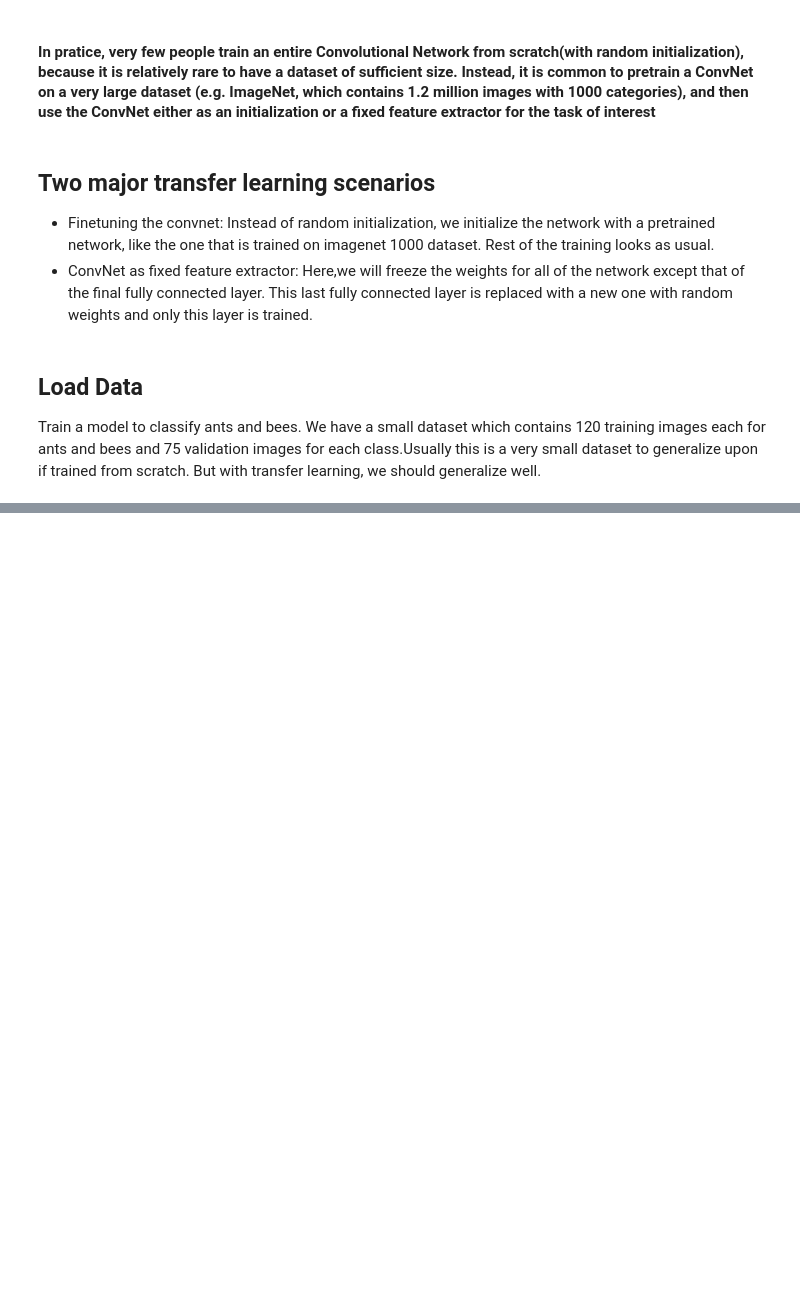
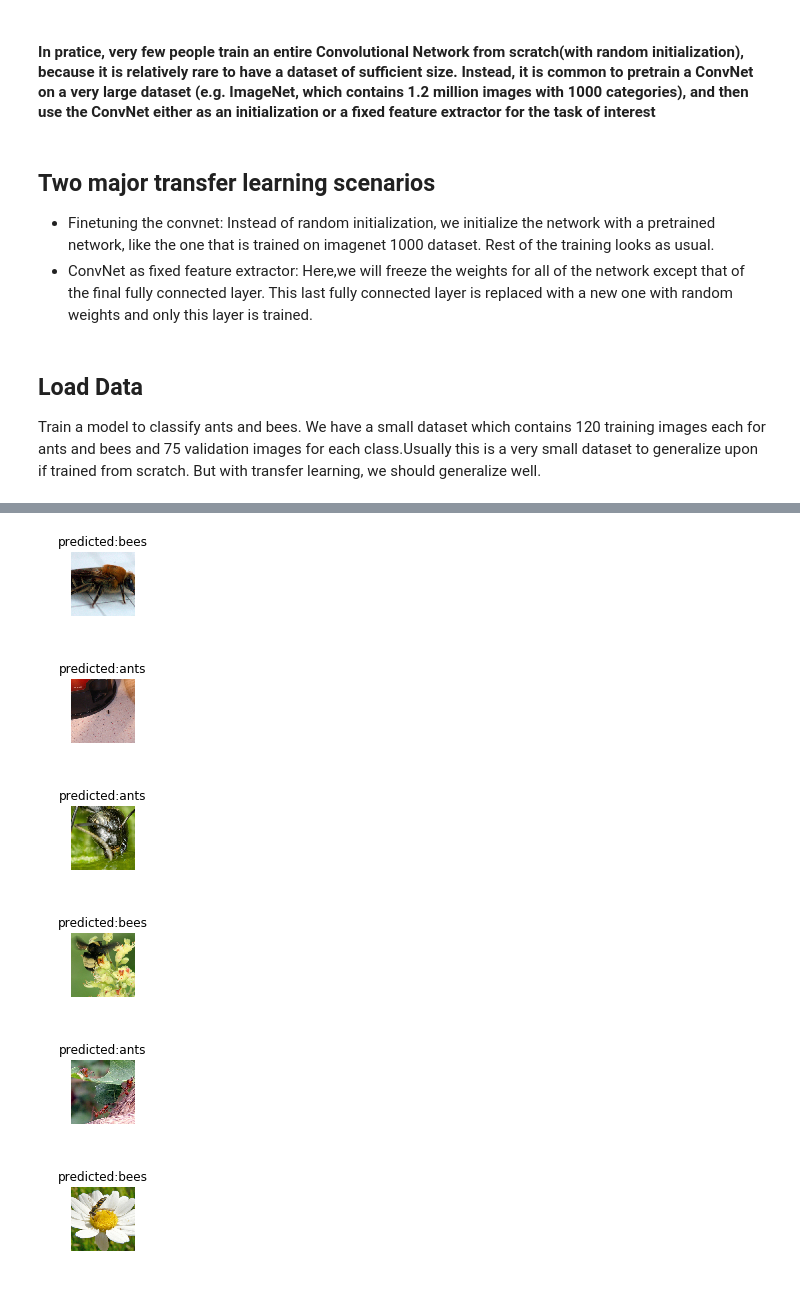
Before and after one commit to NiuCoder/torchstudy, a Jupyter notebook: transfer_learning_with_torch.ipynb, the cells around one changed output, grey strips where cells are left out. Drawn from its saved outputs; the diff is of its cells as text; code cells hidden in the pictures; blank space fills up the shorter version.

```diff
--- a/transfer_learning_with_torch.ipynb
+++ b/transfer_learning_with_torch.ipynb
@@ -30,0 +158,26 @@ Train a model to classify ants and bees. We have a small dataset which contains
+# %%
+def visualize_model(model,num_images=6):
+    was_training = model.training
+    model.eval()
+    images_so_far = 0
+    fig = plt.figure()
+
+    with torch.no_grad():
+        for i,(inputs,labels) in enumerate(dataloaders['val']):
+            inputs = inputs.to(device)
+            labels = inputs.to(device)
+
+            outputs = model(inputs)
+            _,preds = torch.max(outputs,1)
+
+            for j in range(inputs.size()[0]):
+                images_so_far += 1
+                ax = plt.subplot(num_images//2,2,images_so_far)
+                ax.axis('off')
+                ax.set_title('predicted:{}'.format(class_names[preds[j]]))
+                imshow(inputs.cpu().data[j])
+
+                if images_so_far == num_images:
+                    model.train(mode=was_training)
+                    return
+        model.train(mode=was_training)
@@ -30,0 +186,14 @@ Train a model to classify ants and bees. We have a small dataset which contains
+# %%
+model_ft = models.resnet18(pretrained=True)
+num_ftrs = model_ft.fc.in_features
+model_ft.fc = nn.Linear(num_ftrs,2)
+
+model_ft = model_ft.to(device)
+
+criterion = nn.CrossEntropyLoss()
+
+# Observe that all parameters are being optimized
+optimizer_ft = optim.SGD(model_ft.parameters(),lr=0.001,momentum=0.9)
+
+# Decay LR by a factor of 0.1 every 7 epochs
+exp_lr_scheduler = lr_scheduler.StepLR(optimizer_ft,step_size=7,gamma=0.1)
@@ -30,0 +203,2 @@ Train a model to classify ants and bees. We have a small dataset which contains
+# %%
+model_ft = train_model(model_ft,criterion,optimizer_ft,exp_lr_scheduler,num_epochs=25)
@@ -30,0 +223,9 @@ Train a model to classify ants and bees. We have a small dataset which contains
+# %%
+visualize_model(model_ft)
+# %% [output]
+[figure, added]
+[figure, added]
+[figure, added]
+[figure, added]
+[figure, added]
+[figure, added]
```
Also changed, not shown: parts of 13 cells of this notebook.
